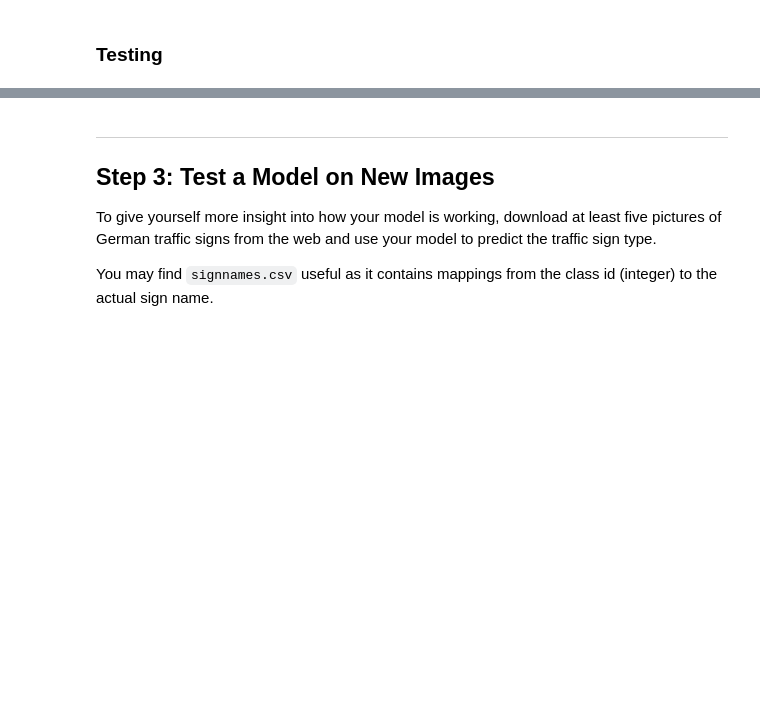
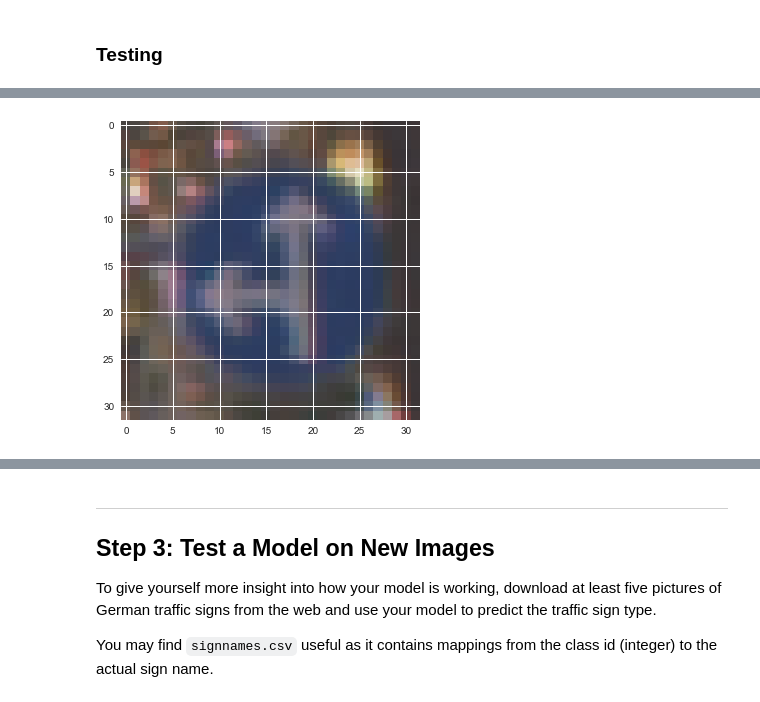
Before and after one commit to mydagobah/simple-traffic-sign-classifier, a Jupyter notebook: Traffic_Sign_Classifier.ipynb, the cells around one changed output, grey strips where cells are left out. Cells and saved outputs as stored; diff of their text form; code cells hidden in the pictures; blank space fills up the shorter version.

```diff
--- a/Traffic_Sign_Classifier.ipynb
+++ b/Traffic_Sign_Classifier.ipynb
@@ -402,0 +438,4 @@ confusion_matrix.shape
+# %%
+plot_image(X_valid[items_37[0][0]])
+# %% [output]
+[figure, added]
```
Also changed, not shown: parts of 26 cells of this notebook.
